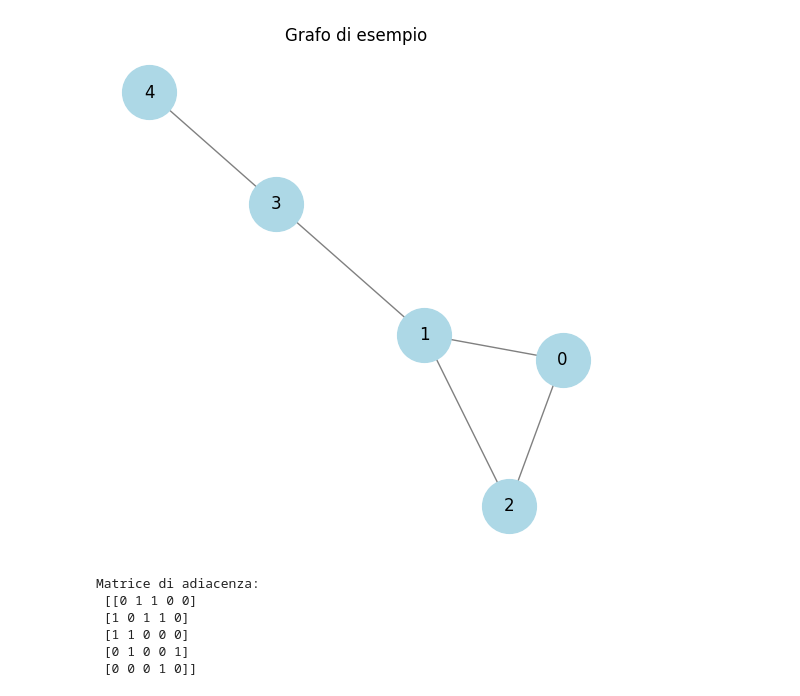
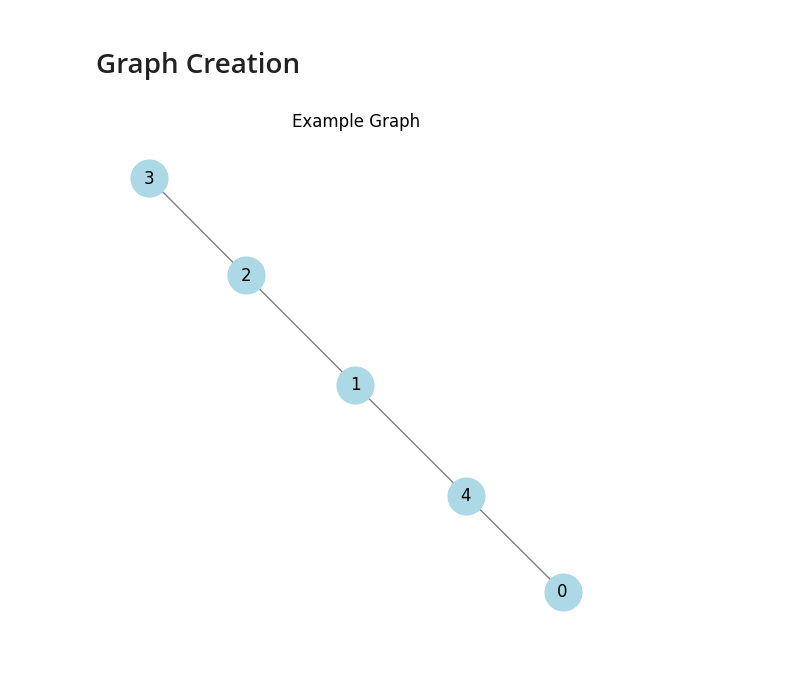
Before and after one commit to snt-arg/graph_matching_gnn, a Jupyter notebook: Graph Basics and Algorithms.ipynb, the cells around one changed output. Cells and saved outputs as stored; diff of their text form; code cells hidden in the pictures.

Commit message:
Some Graphs tools in nx

```diff
--- a/Graph Basics and Algorithms.ipynb
+++ b/Graph Basics and Algorithms.ipynb
@@ -7,23 +26,23 @@ import matplotlib.pyplot as plt
-# %%
-# Creazione di un grafo semplice
-G = nx.Graph()
-G.add_edges_from([(0, 1), (0, 2), (1, 2), (1, 3), (3, 4)])
-
-# Visualizzazione del grafo
-plt.figure(figsize=(5, 5))
-nx.draw(G, with_labels=True, node_color='lightblue', edge_color='gray', node_size=1500, font_size=12)
-plt.title("Grafo di esempio")
-plt.show()
-# %% [output]
-[figure, removed]
-# %%
-# Calcolo della matrice di adiacenza
-adj_matrix = nx.adjacency_matrix(G).todense()
-print("Matrice di adiacenza:\n", adj_matrix)
-# %% [output]
-Matrice di adiacenza:
- [[0 1 1 0 0]
- [1 0 1 1 0]
- [1 1 0 0 0]
- [0 1 0 0 1]
- [0 0 0 1 0]]
+# %% [markdown]
+# Graph Creation
+# %%
+# Create a random graph
+n = 5  # Number of nodes
+p = 0.3  # Probability of edge creation
+G = nx.erdos_renyi_graph(n, p)
+
+# Plot the graph
+def plot_graph(G, Title="Example Graph", edge_labels=None, color='lightblue'):
+    plt.figure(figsize=(5, 5))
+    pos = nx.spring_layout(G)
+    nx.draw(G, pos, with_labels=True, node_color=color, node_size=700, edge_color='gray')
+    if edge_labels is not None:
+        nx.draw_networkx_edge_labels(G, pos, edge_labels={(u, v): f"{d.get(edge_labels, '')}" for u, v, d in G.edges(data=True)})
+    plt.title(Title)
+    plt.show()
+
+
+# Visualization of the random graph
+plot_graph(G)
+# %% [output]
+[figure, added]
```
Also changed, not shown: parts of 20 cells of this notebook.
